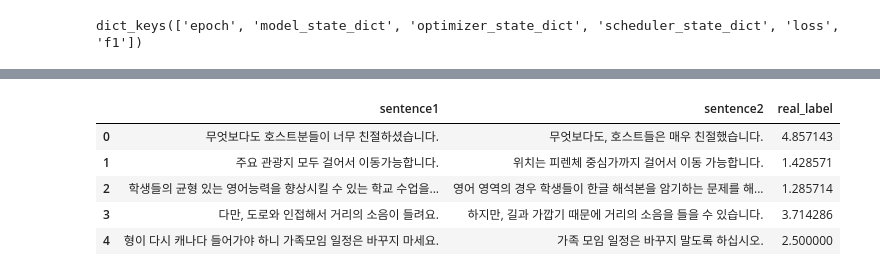
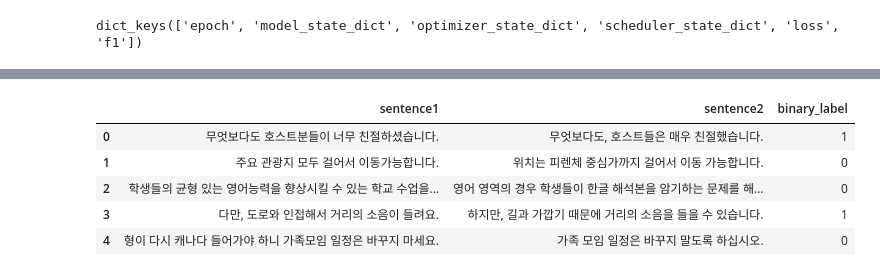
Before and after one commit to WooKyungHwa/NLU_3-, a Jupyter notebook: practice/최지현_sts_roberta.ipynb, the cells around one changed output, grey strips where cells are left out. Drawn from its saved outputs; the diff is of its cells as text; code cells hidden in the pictures.

```diff
--- a/practice/최지현_sts_roberta.ipynb
+++ b/practice/최지현_sts_roberta.ipynb
@@ -680,16 +772,16 @@ prediction, total_loss, total_acc, total_f1, total_pearson = test(model, validat
 # %%
 import pandas as pd
 df = pd.DataFrame({'sentence1' : [data['sentence1'] for data in dataset['validation']],
                    'sentence2' : [data['sentence2'] for data in dataset['validation']],
-                   'real_label' : [data['labels']['binary-label'] for data in dataset['validation']]
+                   'binary_label' : [data['labels']['binary-label'] for data in dataset['validation']]
                    })
 df.head()
 # %% [output]
-|  | sentence1 | sentence2 | real_label |
-| 0 | 무엇보다도 호스트분들이 너무 친절하셨습니다. | 무엇보다도, 호스트들은 매우 친절했습니다. | 4.857143 |
-| 1 | 주요 관광지 모두 걸어서 이동가능합니다. | 위치는 피렌체 중심가까지 걸어서 이동 가능합니다. | 1.428571 |
-| 2 | 학생들의 균형 있는 영어능력을 향상시킬 수 있는 학교 수업을... | 영어 영역의 경우 학생들이 한글 해석본을 암기하는 문제를 해... | 1.285714 |
-| 3 | 다만, 도로와 인접해서 거리의 소음이 들려요. | 하지만, 길과 가깝기 때문에 거리의 소음을 들을 수 있습니다. | 3.714286 |
-| 4 | 형이 다시 캐나다 들어가야 하니 가족모임 일정은 바꾸지 마세요. | 가족 모임 일정은 바꾸지 말도록 하십시오. | 2.500000 |
+|  | sentence1 | sentence2 | binary_label |
+| 0 | 무엇보다도 호스트분들이 너무 친절하셨습니다. | 무엇보다도, 호스트들은 매우 친절했습니다. | 1 |
+| 1 | 주요 관광지 모두 걸어서 이동가능합니다. | 위치는 피렌체 중심가까지 걸어서 이동 가능합니다. | 0 |
+| 2 | 학생들의 균형 있는 영어능력을 향상시킬 수 있는 학교 수업을... | 영어 영역의 경우 학생들이 한글 해석본을 암기하는 문제를 해... | 0 |
+| 3 | 다만, 도로와 인접해서 거리의 소음이 들려요. | 하지만, 길과 가깝기 때문에 거리의 소음을 들을 수 있습니다. | 1 |
+| 4 | 형이 다시 캐나다 들어가야 하니 가족모임 일정은 바꾸지 마세요. | 가족 모임 일정은 바꾸지 말도록 하십시오. | 0 |
 # %%
 # prediction['probs'] = [p.item() for p in prediction['probs']]
```
Also changed, not shown: parts of 18 cells of this notebook.
